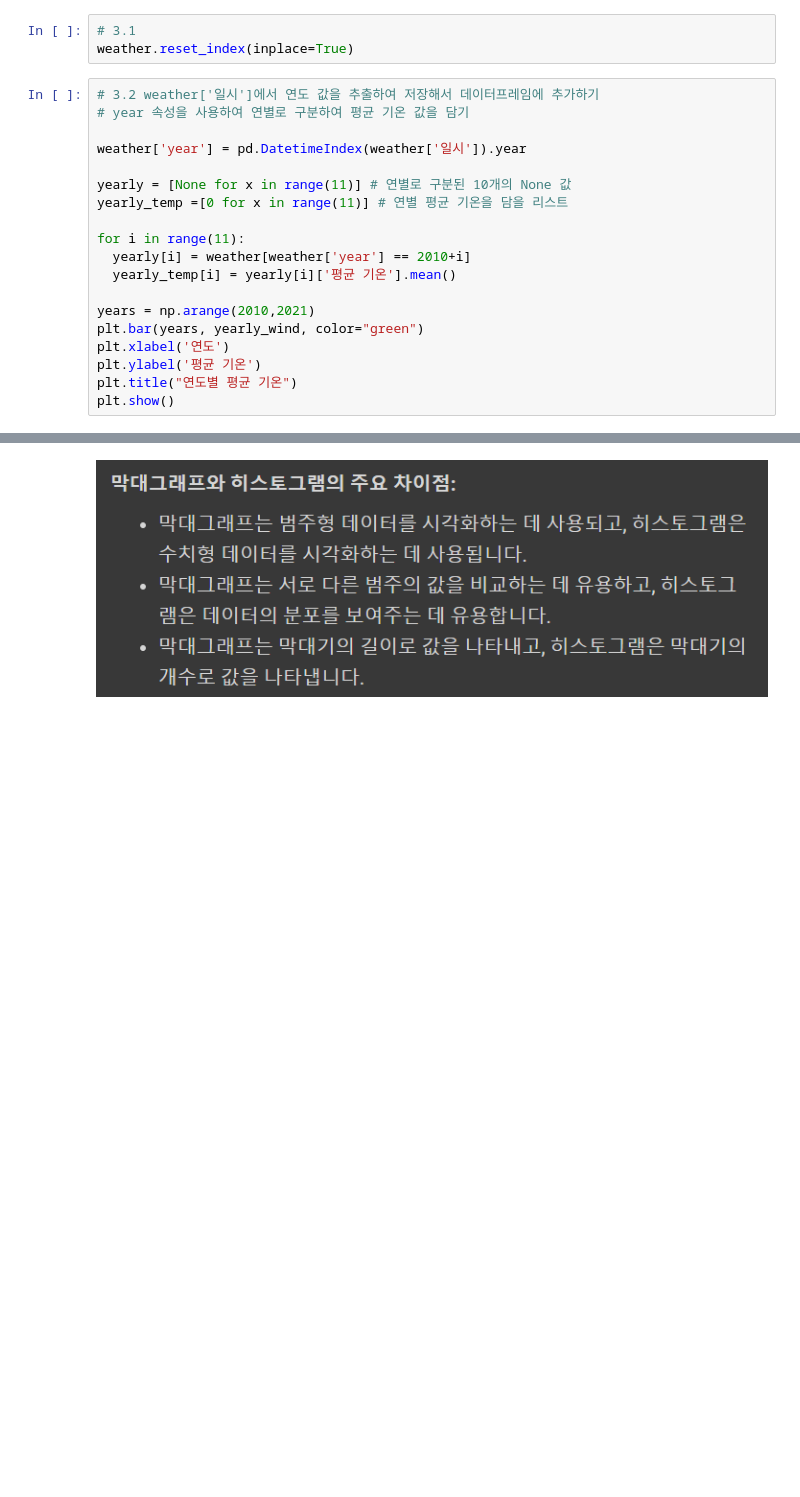
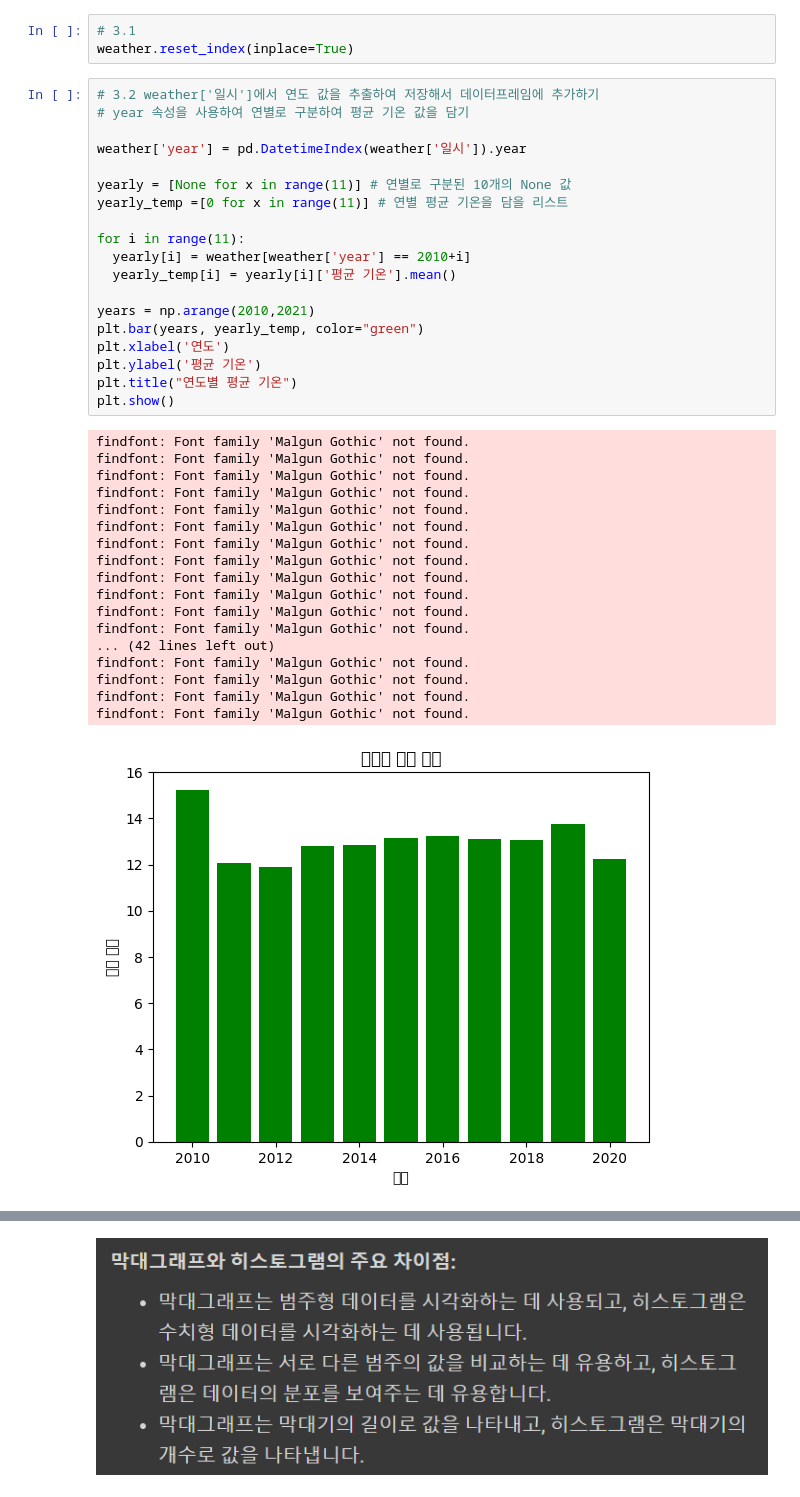
Before and after one commit to KXEN1/python_basic, a Jupyter notebook: time_series_class_5_7.ipynb, the cells around one changed output, grey strips where cells are left out. Drawn from its saved outputs; the diff is of its cells as text; blank space fills up the shorter version.

```diff
--- a/time_series_class_5_7.ipynb
+++ b/time_series_class_5_7.ipynb
@@ -50,22 +107,41 @@ weather.reset_index(inplace=True)
 # %%
 # 3.2 weather['일시']에서 연도 값을 추출하여 저장해서 데이터프레임에 추가하기
 # year 속성을 사용하여 연별로 구분하여 평균 기온 값을 담기
 
 weather['year'] = pd.DatetimeIndex(weather['일시']).year
 
 yearly = [None for x in range(11)] # 연별로 구분된 10개의 None 값
 yearly_temp =[0 for x in range(11)] # 연별 평균 기온을 담을 리스트
 
 for i in range(11):
   yearly[i] = weather[weather['year'] == 2010+i]
   yearly_temp[i] = yearly[i]['평균 기온'].mean()
 
 years = np.arange(2010,2021)
-plt.bar(years, yearly_wind, color="green")
+plt.bar(years, yearly_temp, color="green")
 plt.xlabel('연도')
 plt.ylabel('평균 기온')
 plt.title("연도별 평균 기온")
 plt.show()
+# %% [output]
+findfont: Font family 'Malgun Gothic' not found.
+findfont: Font family 'Malgun Gothic' not found.
+findfont: Font family 'Malgun Gothic' not found.
+findfont: Font family 'Malgun Gothic' not found.
+findfont: Font family 'Malgun Gothic' not found.
+findfont: Font family 'Malgun Gothic' not found.
+findfont: Font family 'Malgun Gothic' not found.
+findfont: Font family 'Malgun Gothic' not found.
+findfont: Font family 'Malgun Gothic' not found.
+findfont: Font family 'Malgun Gothic' not found.
+findfont: Font family 'Malgun Gothic' not found.
+findfont: Font family 'Malgun Gothic' not found.
+... (42 lines left out)
+findfont: Font family 'Malgun Gothic' not found.
+findfont: Font family 'Malgun Gothic' not found.
+findfont: Font family 'Malgun Gothic' not found.
+findfont: Font family 'Malgun Gothic' not found.
+[figure, added]
 # %%
 # 4. 어느 월에  평균 기온이 가장 높았는지 월별 평균 기온을 막대그래프로 그리기
 # month 속성을 사용하여 달별로 구분하여 평균 기온 값을 담기
```
Also changed, not shown: parts of 27 cells of this notebook, 1 other file.
